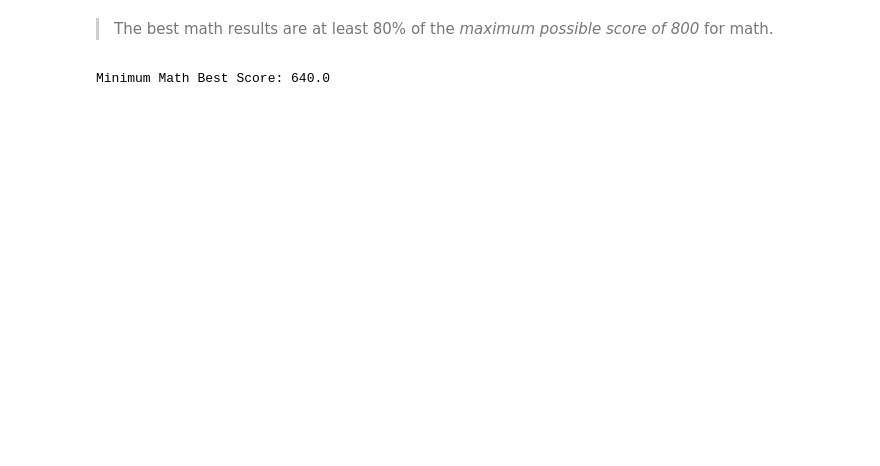
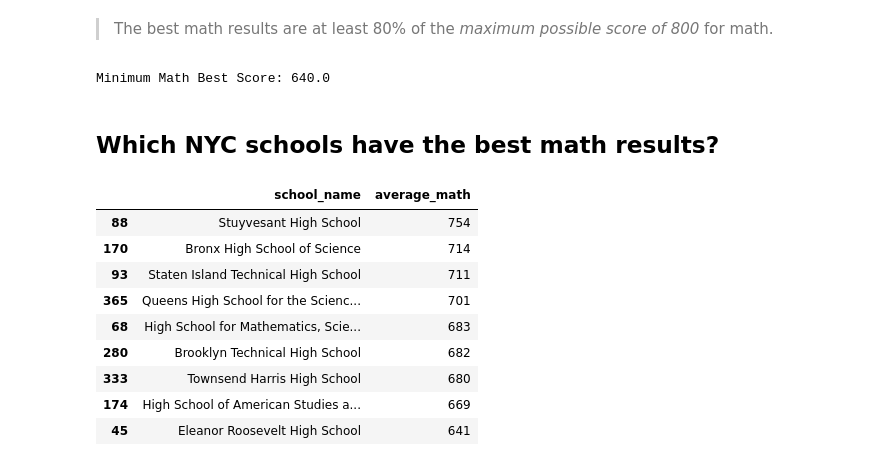
Before and after one commit to engjoaofaro/nyc_public_school_case, a Jupyter notebook: notebook.ipynb, the cells around one changed output. Saved outputs shown, nothing was run; the diff lists cells and outputs as text; code cells hidden in the pictures; blank space fills up the shorter version.

```diff
--- a/notebook.ipynb
+++ b/notebook.ipynb
@@ -138,3 +138,21 @@ minimum_math_best_score = 800 * 0.8
 print(f"Minimum Math Best Score: {minimum_math_best_score}")
 # %% [output]
 Minimum Math Best Score: 640.0
+# %% [markdown]
+## Which NYC schools have the best math results?
+# %%
+# getting the best math results
+schools_best_math = schools_without_nans[schools_without_nans['average_math'] >= minimum_math_best_score]
+schools_best_math = schools_best_math[['school_name', 'average_math']].sort_values(by='average_math', ascending=False)
+schools_best_math
+# %% [output]
+|  | school_name | average_math |
+| 88 | Stuyvesant High School | 754 |
+| 170 | Bronx High School of Science | 714 |
+| 93 | Staten Island Technical High School | 711 |
+| 365 | Queens High School for the Scienc... | 701 |
+| 68 | High School for Mathematics, Scie... | 683 |
+| 280 | Brooklyn Technical High School | 682 |
+| 333 | Townsend Harris High School | 680 |
+| 174 | High School of American Studies a... | 669 |
+| 45 | Eleanor Roosevelt High School | 641 |
```
Also changed, not shown: parts of 1 cell of this notebook.
